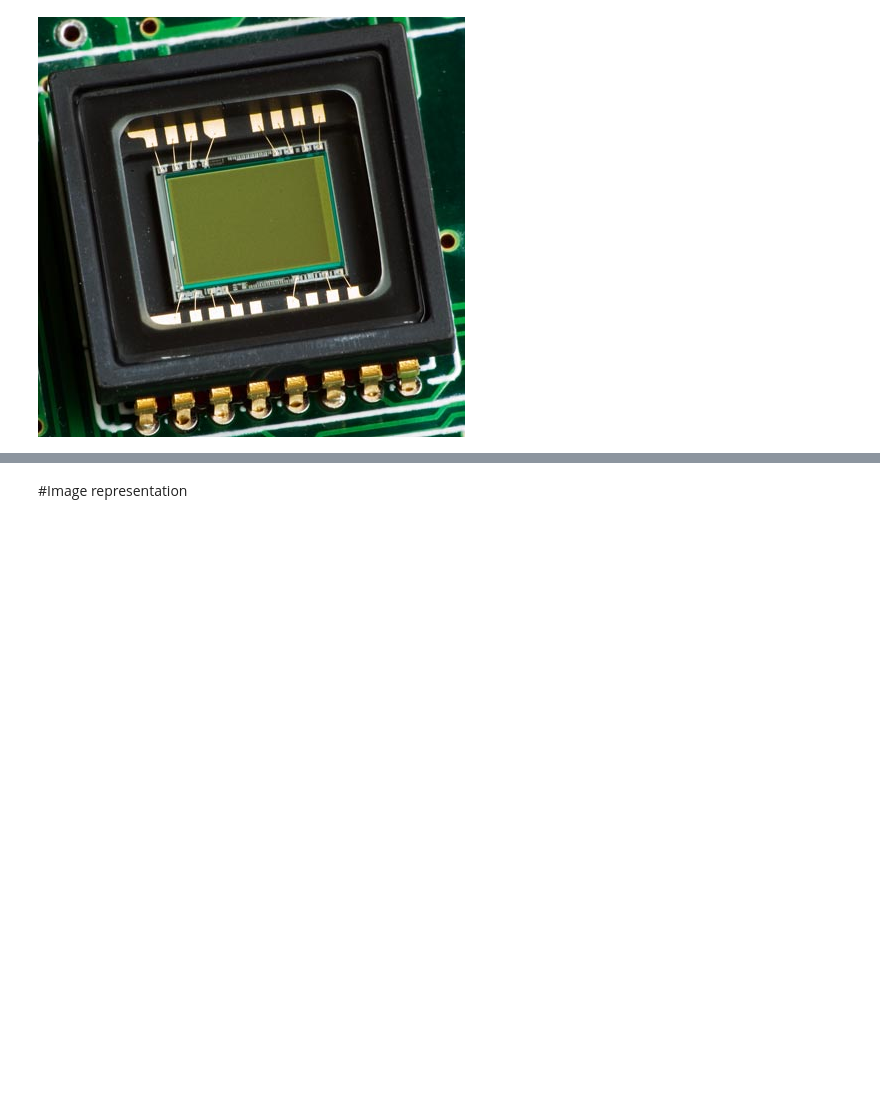
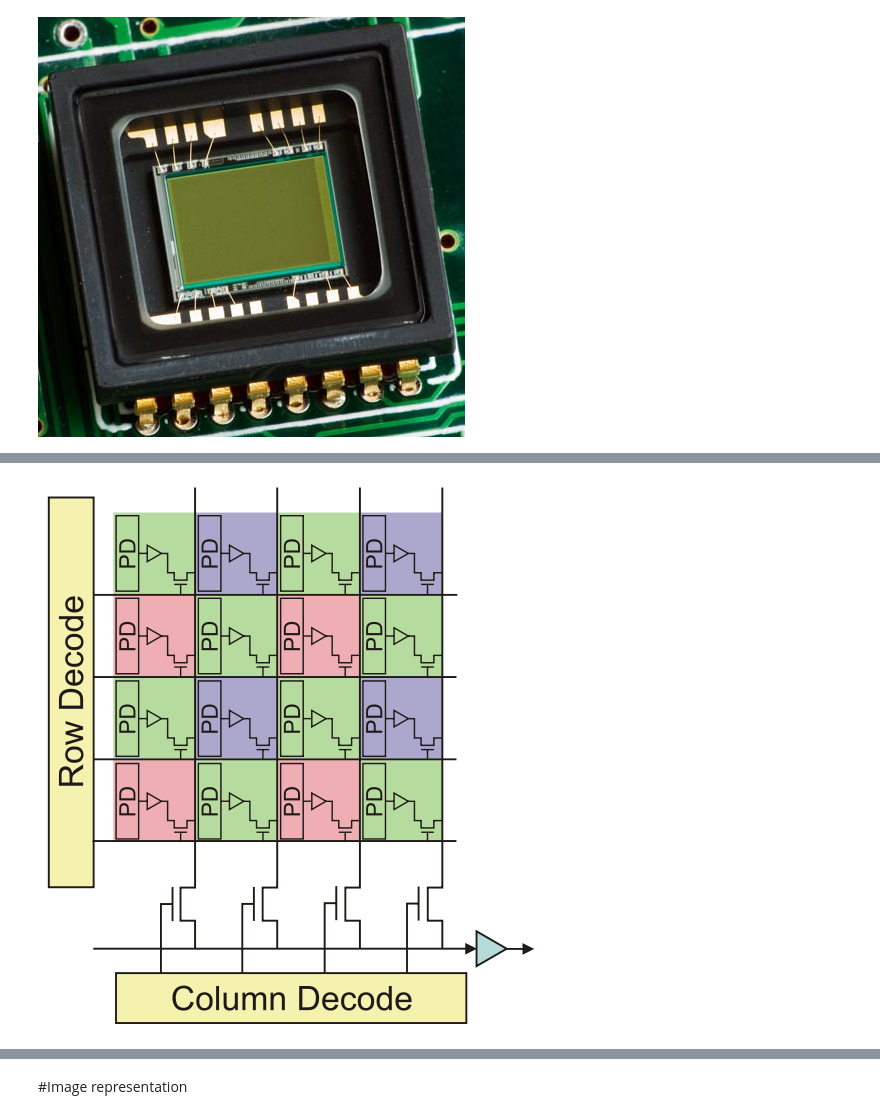
Before and after one commit to odebeir/info-h-500-501, a Jupyter notebook: 01-Introduction/02-Digital image.ipynb, the cells around one changed output, grey strips where cells are left out. Drawn from its saved outputs; the diff is of its cells as text; code cells hidden in the pictures; blank space fills up the shorter version.

```diff
--- a/01-Introduction/02-Digital image.ipynb
+++ b/01-Introduction/02-Digital image.ipynb
@@ -49,0 +88,4 @@ CCD line sensor in a ceramic dual in-line package.
+# %%
+Image('https://upload.wikimedia.org/wikipedia/commons/thumb/c/c0/CMOS_Image_Sensor_Mechanism_Illustration.svg/500px-CMOS_Image_Sensor_Mechanism_Illustration.svg.png')
+# %% [output]
+[figure, added]
```
Also changed, not shown: parts of 25 cells of this notebook, 1 other file.
